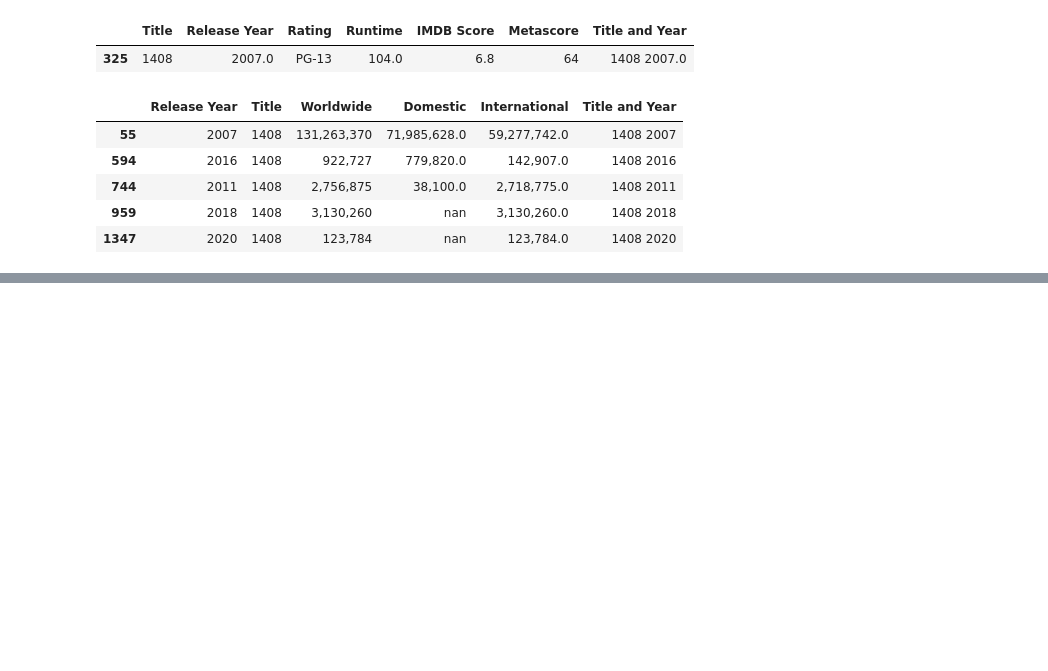
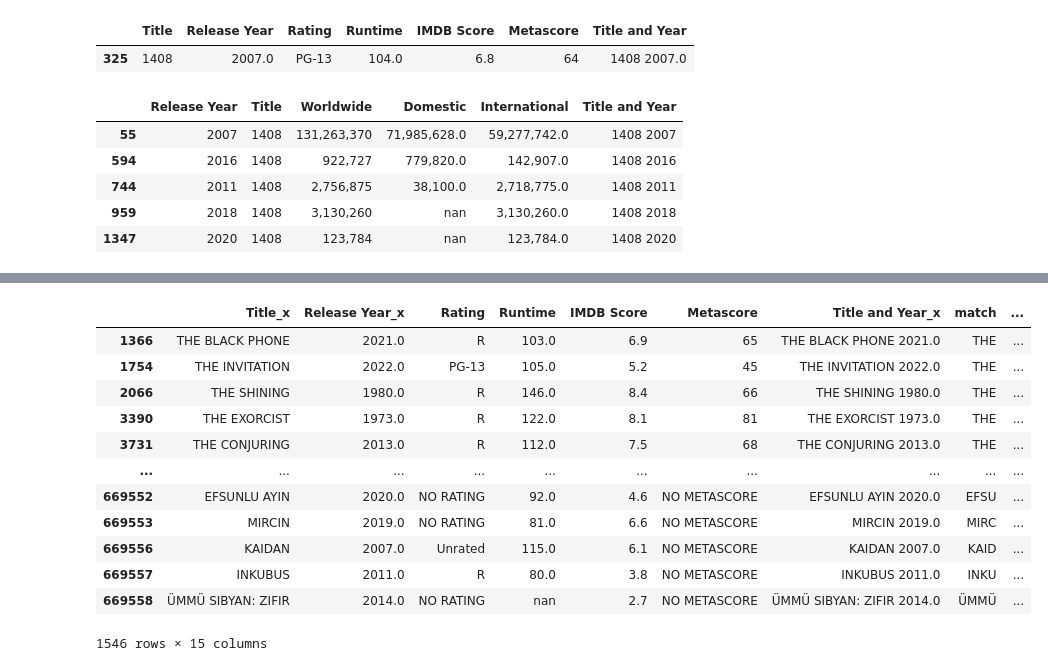
Before and after one commit to RobertRLunn/RLDA7capstone, a Jupyter notebook: notebook/movieanalysis.ipynb, the cells around one changed output, grey strips where cells are left out. Saved outputs shown, nothing was run; the diff lists cells and outputs as text; code cells hidden in the pictures; blank space fills up the shorter version.

Commit message:
MERGED

```diff
--- a/notebook/movieanalysis.ipynb
+++ b/notebook/movieanalysis.ipynb
@@ -459,0 +459,2 @@ wwbo.head()
+# %%
+mergedf = pd.merge(imdbdf, wwbo, how='inner', on='match')
@@ -459,0 +471,2 @@ wwbo.head()
+# %%
+mergedf['ratio'] = mergedf.apply((lambda x: fuzz.ratio(x['Title and Year_x'], x['Title and Year_y'])), axis=1)
@@ -459,0 +482,18 @@ wwbo.head()
+# %%
+mergedffilter = mergedf.loc[mergedf['ratio'] > 80]
+# %%
+mergedffilter
+# %% [output]
+|  | Title_x | Release Year_x | Rating | Runtime | IMDB Score | Metascore | Title and Year_x | match | ... |
+| 1366 | THE BLACK PHONE | 2021.0 | R | 103.0 | 6.9 | 65 | THE BLACK PHONE 2021.0 | THE | ... |
+| 1754 | THE INVITATION | 2022.0 | PG-13 | 105.0 | 5.2 | 45 | THE INVITATION 2022.0 | THE | ... |
+| 2066 | THE SHINING | 1980.0 | R | 146.0 | 8.4 | 66 | THE SHINING 1980.0 | THE | ... |
+| 3390 | THE EXORCIST | 1973.0 | R | 122.0 | 8.1 | 81 | THE EXORCIST 1973.0 | THE | ... |
+| 3731 | THE CONJURING | 2013.0 | R | 112.0 | 7.5 | 68 | THE CONJURING 2013.0 | THE | ... |
+| ... | ... | ... | ... | ... | ... | ... | ... | ... | ... |
+| 669552 | EFSUNLU AYIN | 2020.0 | NO RATING | 92.0 | 4.6 | NO METASCORE | EFSUNLU AYIN 2020.0 | EFSU | ... |
+| 669553 | MIRCIN | 2019.0 | NO RATING | 81.0 | 6.6 | NO METASCORE | MIRCIN 2019.0 | MIRC | ... |
+| 669556 | KAIDAN | 2007.0 | Unrated | 115.0 | 6.1 | NO METASCORE | KAIDAN 2007.0 | KAID | ... |
+| 669557 | INKUBUS | 2011.0 | R | 80.0 | 3.8 | NO METASCORE | INKUBUS 2011.0 | INKU | ... |
+| 669558 | ÜMMÜ SIBYAN: ZIFIR | 2014.0 | NO RATING | nan | 2.7 | NO METASCORE | ÜMMÜ SIBYAN: ZIFIR 2014.0 | ÜMMÜ | ... |
+1546 rows × 15 columns
```
Also changed, not shown: parts of 50 cells of this notebook.
